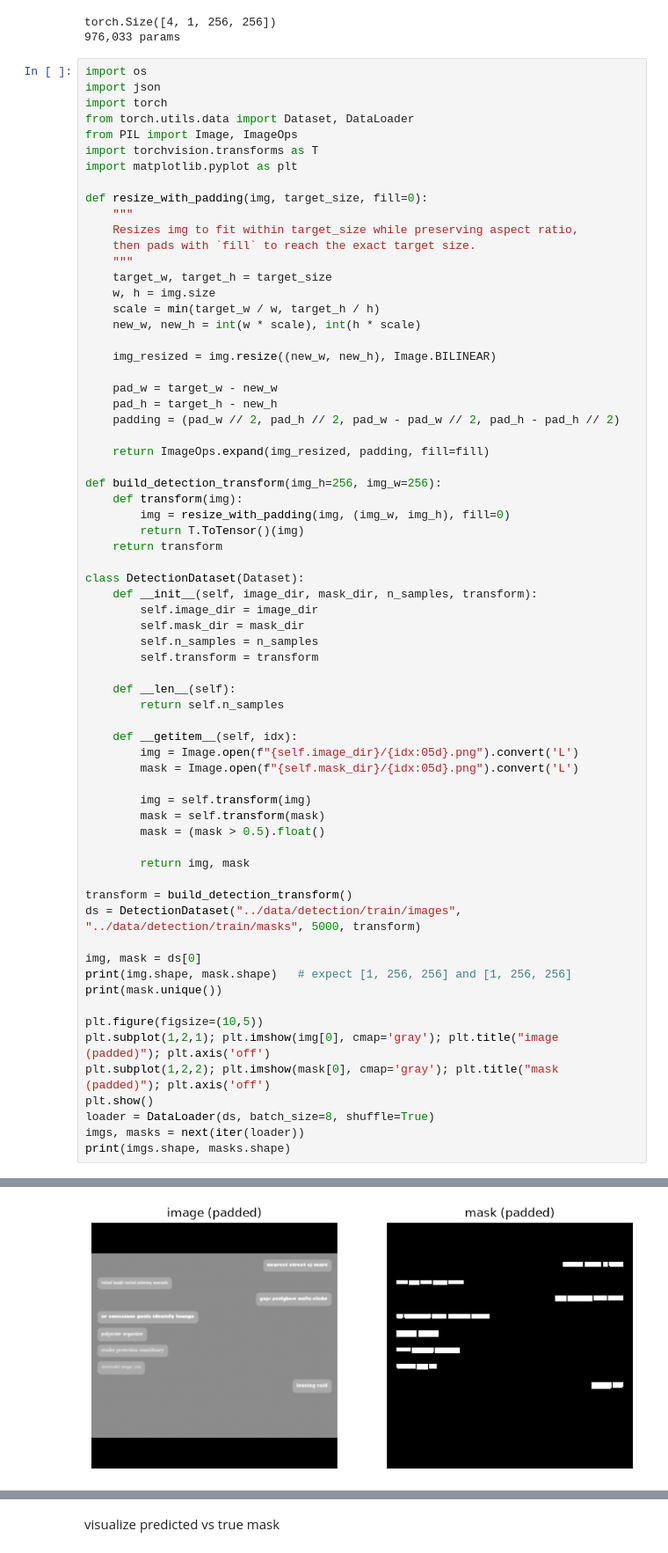
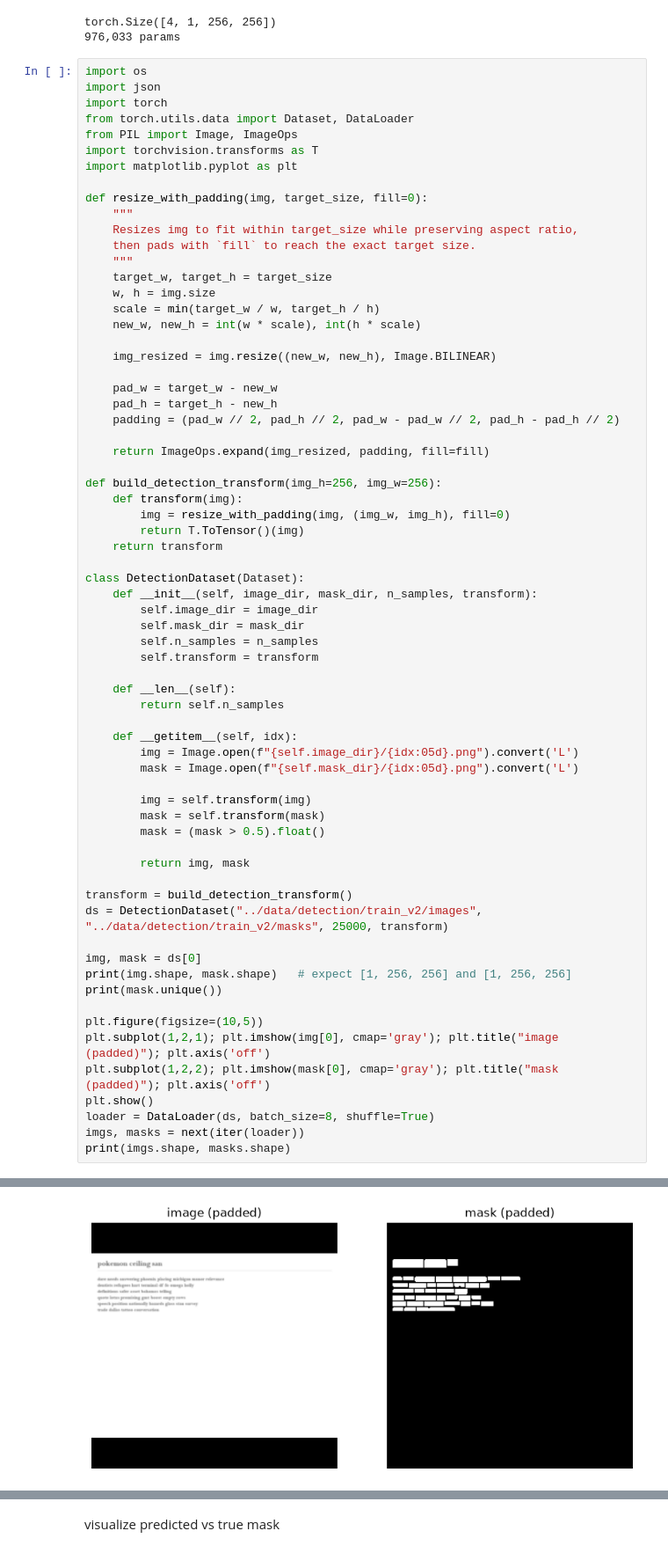
Before and after one commit to hiteshleburu/ocr-from-scratch, a Jupyter notebook: notebooks/12_detection_eval.ipynb, the cells around one changed output, grey strips where cells are left out. Shown at 88% size. Cells and saved outputs as stored; diff of their text form.

```diff
--- a/notebooks/12_detection_eval.ipynb
+++ b/notebooks/12_detection_eval.ipynb
@@ -145,35 +145,35 @@ class DetectionDataset(Dataset):
 
     def __len__(self):
         return self.n_samples
 
     def __getitem__(self, idx):
         img = Image.open(f"{self.image_dir}/{idx:05d}.png").convert('L')
         mask = Image.open(f"{self.mask_dir}/{idx:05d}.png").convert('L')
 
         img = self.transform(img)
         mask = self.transform(mask)
         mask = (mask > 0.5).float()
 
         return img, mask
 
 transform = build_detection_transform()
-ds = DetectionDataset("../data/detection/train/images", "../data/detection/train/masks", 5000, transform)
+ds = DetectionDataset("../data/detection/train_v2/images", "../data/detection/train_v2/masks", 25000, transform)
 
 img, mask = ds[0]
 print(img.shape, mask.shape)   # expect [1, 256, 256] and [1, 256, 256]
 print(mask.unique())
 
 plt.figure(figsize=(10,5))
 plt.subplot(1,2,1); plt.imshow(img[0], cmap='gray'); plt.title("image (padded)"); plt.axis('off')
 plt.subplot(1,2,2); plt.imshow(mask[0], cmap='gray'); plt.title("mask (padded)"); plt.axis('off')
 plt.show()
 loader = DataLoader(ds, batch_size=8, shuffle=True)
 imgs, masks = next(iter(loader))
 print(imgs.shape, masks.shape)
 # %% [output]
 torch.Size([1, 256, 256]) torch.Size([1, 256, 256])
 tensor([0., 1.])
-[figure, old version]
+[figure, new version]
 torch.Size([8, 1, 256, 256]) torch.Size([8, 1, 256, 256])
 # %%
 device = 'cuda' if torch.cuda.is_available() else 'cpu'
```
Also changed, not shown: parts of 4 cells of this notebook, 5 other files.
